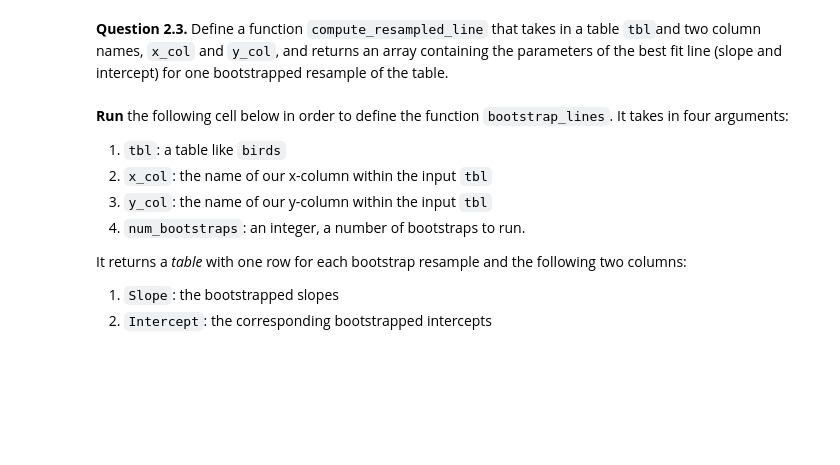
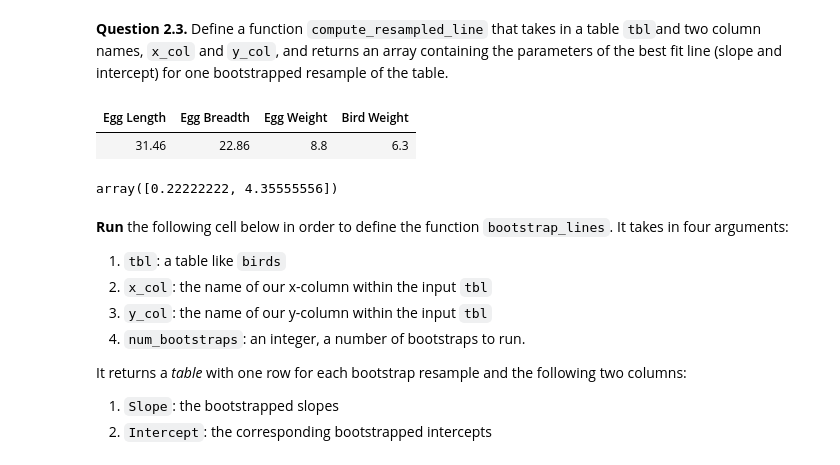
Before and after one commit to awar2170/STOR_120, a Jupyter notebook: Unit8_Predictions/Homework/STOR 120 - hw11.ipynb, the cells around one changed output. Drawn from its saved outputs; the diff is of its cells as text; code cells hidden in the pictures; blank space fills up the shorter version.

```diff
--- a/Unit8_Predictions/Homework/STOR 120 - hw11.ipynb
+++ b/Unit8_Predictions/Homework/STOR 120 - hw11.ipynb
@@ -92,2 +102,16 @@ def correlation(tbl, x_col, y_col):
+# %%
+def standard_units(arr):
+    return (arr - np.average(arr))/np.std(arr)
+
+def correlation(t, x, y):
+    x_standard = standard_units(t.column(x))
+    y_standard = standard_units(t.column(y))
+    return np.average(x_standard * y_standard)
+
+def slope(t, x, y):
+    r = correlation(t, x, y)
+    y_sd = np.std(t.column(y))
+    x_sd = np.std(t.column(x))
+    return r * y_sd / x_sd
 # %% [markdown]
 **Question 1.3.** Using the functions you just implemented, create a function called `fit_line`.  It should take a table like `birds` and the column names associated to *x* and *y* as its arguments and return an array containing the slope and intercept of the regression line (in that order) that predicts the *y* column in the table using the *x* column.
@@ -194,3 +245,21 @@ def compute_resampled_line(tbl, x_col, y_col):
+# %%
+birds.sample(1)
+# %% [output]
+| Egg Length | Egg Breadth | Egg Weight | Bird Weight |
+| 31.46 | 22.86 | 8.8 | 6.3 |
+# %%
+def compute_resampled_line(tbl, x_col, y_col):
+    resample = tbl.sample(2)
+    resampled_line = fit_line(resample, x_col, y_col)
+    return resampled_line
+
+compute_resampled_line(birds, "Egg Weight", "Bird Weight")
+
+# value = birds.sample(2)
+# value_2 = fit_line(value, "Egg Weight", "Bird Weight")
+# value_2
+# %% [output]
+array([0.22222222, 4.35555556])
 # %% [markdown]
 **Run** the following cell below in order to define the function `bootstrap_lines`.  It takes in four arguments:
 1. `tbl`: a table like `birds`
```
Also changed, not shown: parts of 25 cells of this notebook, 3 other files.
